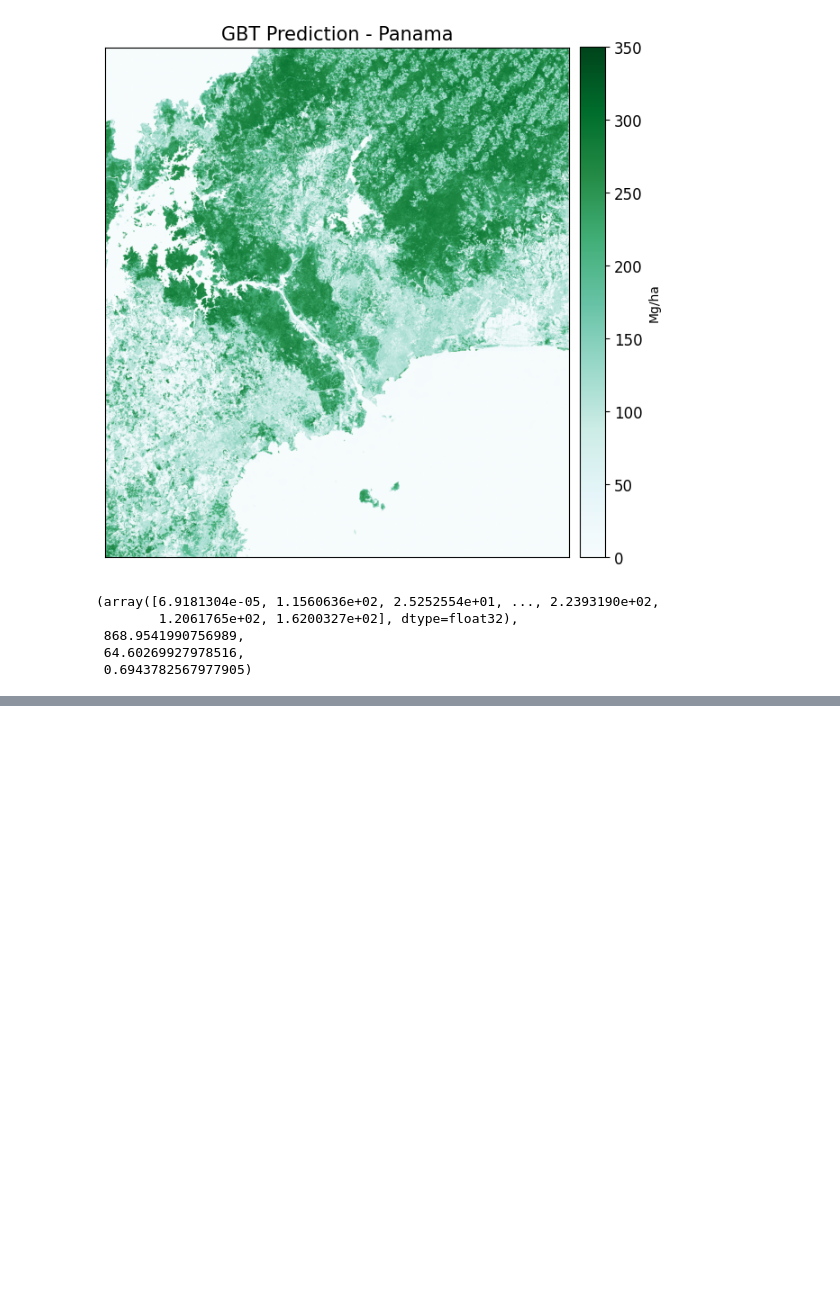
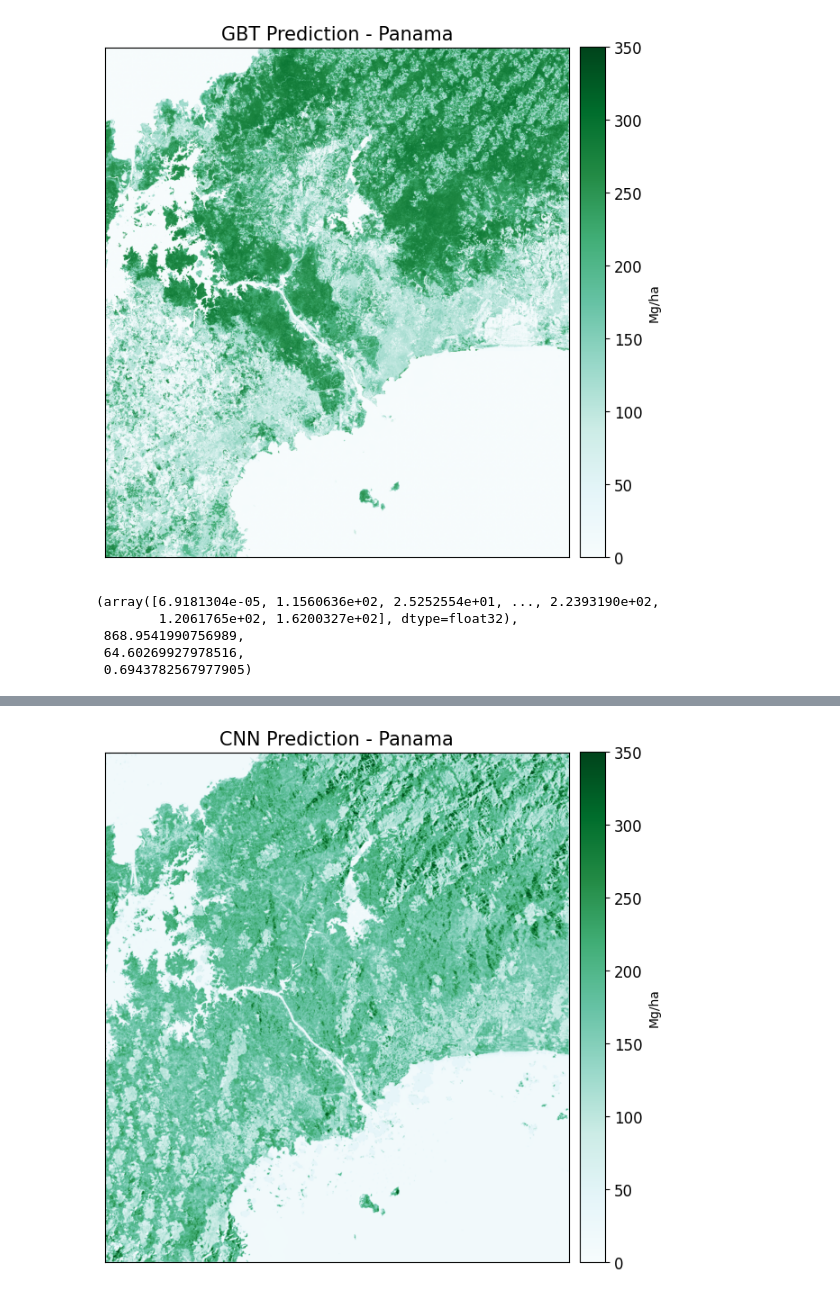
Before and after one commit to annalisefishell/MasterThesis, a Jupyter notebook: panama.ipynb, the cells around one changed output, grey strips where cells are left out. Drawn from its saved outputs; the diff is of its cells as text; code cells hidden in the pictures; blank space fills up the shorter version.

```diff
--- a/panama.ipynb
+++ b/panama.ipynb
@@ -113,4 +113,7 @@ pa_X_2d = imputer.fit_transform(pa_X_2d)
 pa_X_train, pa_X_test, pa_y_train, pa_y_test = train_test_split(
     pa_X_2d, pa_y_1d, test_size=0.3, random_state=42
 )
+# %%
+pa_combined = np.nan_to_num(np.expand_dims(np.transpose(pa_combined, (1, 2, 0)),axis=0), nan=0.0, posinf=0.0, neginf=0.0)
+pa_ref_data = np.nan_to_num(np.expand_dims(np.transpose(pa_ref_data, (1, 2, 0)),axis=0), nan=0.0, posinf=0.0, neginf=0.0)
 # %%
@@ -219,0 +225,8 @@ R² Score: 0.6943782567977905
+# %%
+arch_used = '1simple'
+cnn_model, cnn_runtime, cnn_rmse, cnn_r2 = m.cnn(pa_combined, pa_ref_data, output=False, architecture=arch_used)
+
+with open('data/output/pa.txt', 'a') as file:
+    file.write('CNN Parameter Experiments Output:\n')
+    file.write(str({arch_used: [[cnn_runtime], [cnn_rmse], [cnn_r2]]}))
+    file.write('\n\n')
@@ -219,0 +251,7 @@ R² Score: 0.6943782567977905
+# %%
+import plotting as p
+
+predicted_output = cnn_model.predict(pa_combined)
+
+p.plot_raster(predicted_output[0], 'CNN Prediction - Panama', 'BuGn', normalized=False, cbar_label='Mg/ha')
+# %% [output]
@@ -219,0 +259 @@ R² Score: 0.6943782567977905
+[figure, added]
```
Also changed, not shown: parts of 5 cells of this notebook, 14 other files.
